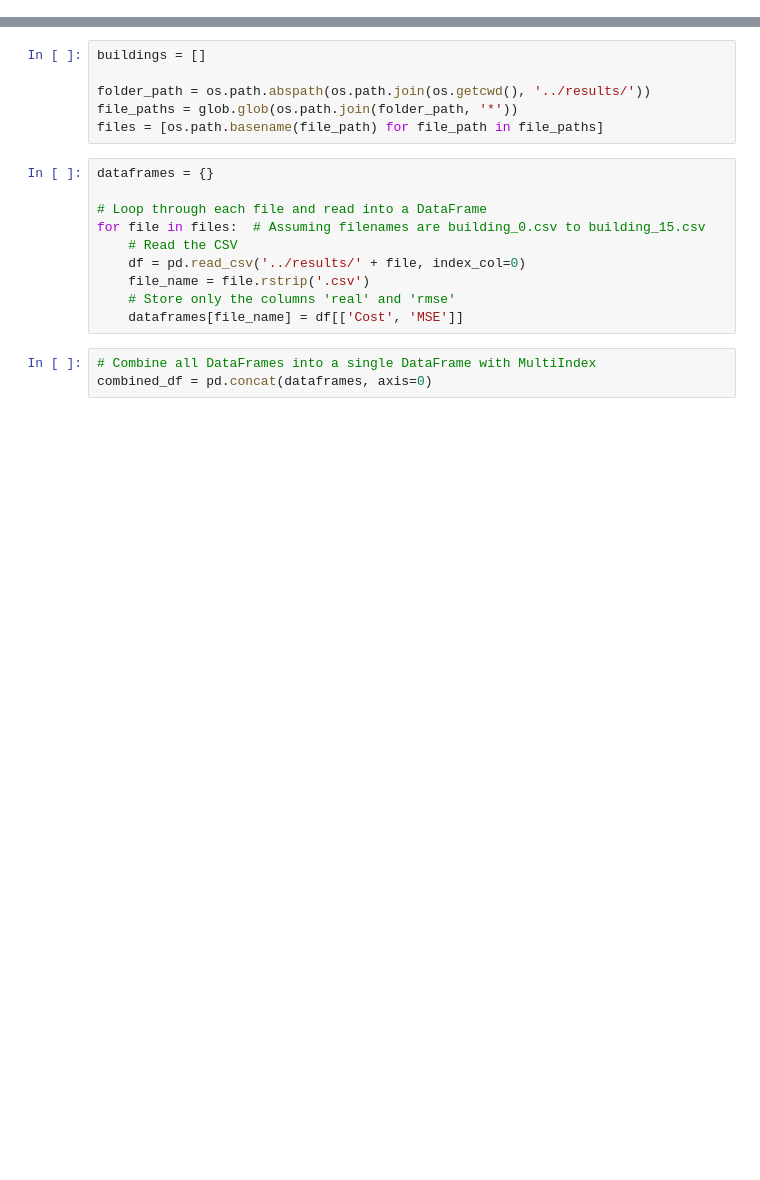
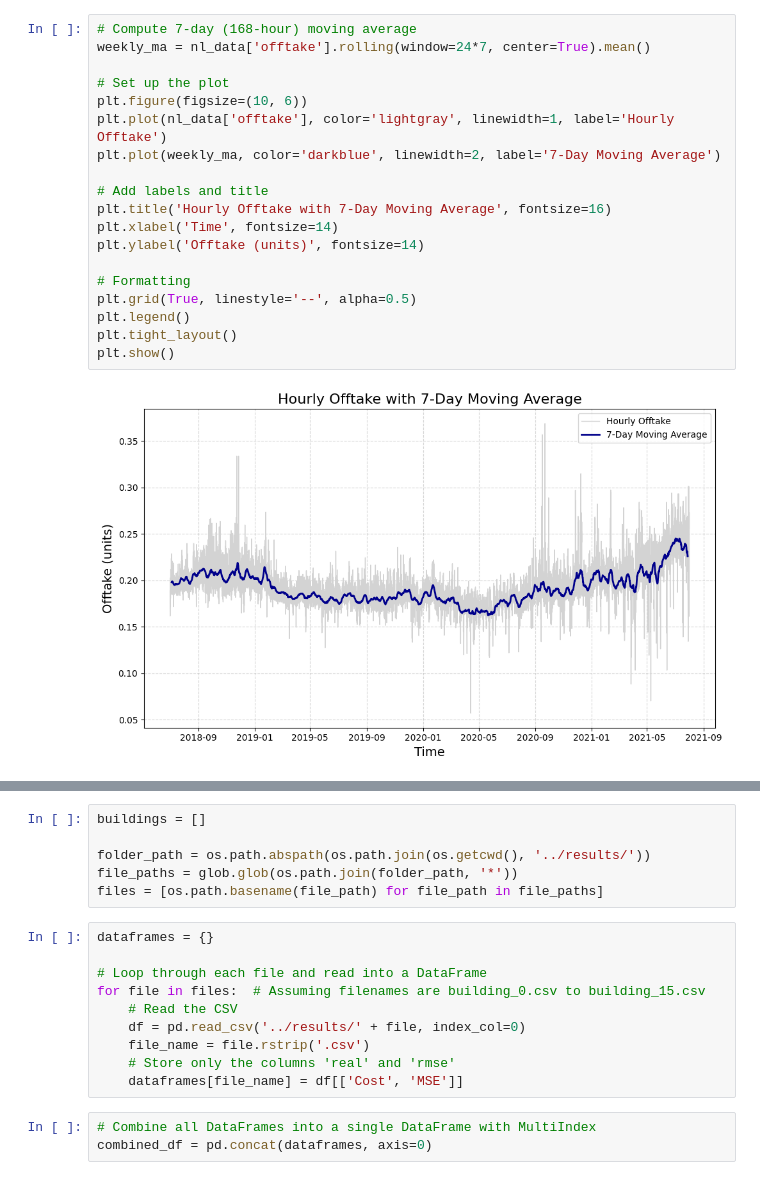
Before and after one commit to Joris-Dprtr/DFL_PVB, a Jupyter notebook: notebooks/Figures.ipynb, the cells around one changed output, grey strips where cells are left out. Saved outputs shown, nothing was run; the diff lists cells and outputs as text; blank space fills up the shorter version.

```diff
--- a/notebooks/Figures.ipynb
+++ b/notebooks/Figures.ipynb
@@ -8,0 +106,21 @@ from math import pi
+# %%
+# Compute 7-day (168-hour) moving average
+weekly_ma = nl_data['offtake'].rolling(window=24*7, center=True).mean()
+
+# Set up the plot
+plt.figure(figsize=(10, 6))
+plt.plot(nl_data['offtake'], color='lightgray', linewidth=1, label='Hourly Offtake')
+plt.plot(weekly_ma, color='darkblue', linewidth=2, label='7-Day Moving Average')
+
+# Add labels and title
+plt.title('Hourly Offtake with 7-Day Moving Average', fontsize=16)
+plt.xlabel('Time', fontsize=14)
+plt.ylabel('Offtake (units)', fontsize=14)
+
+# Formatting
+plt.grid(True, linestyle='--', alpha=0.5)
+plt.legend()
+plt.tight_layout()
+plt.show()
+# %% [output]
+[figure, added]
```
Also changed, not shown: parts of 13 cells of this notebook, 2 other files.
